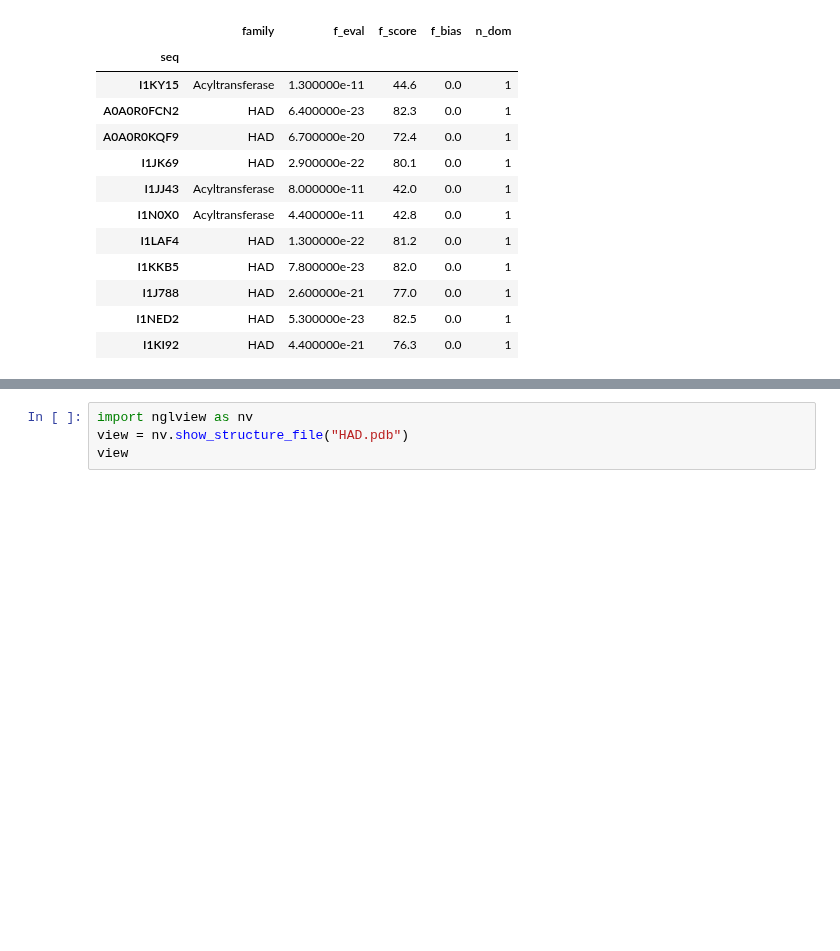
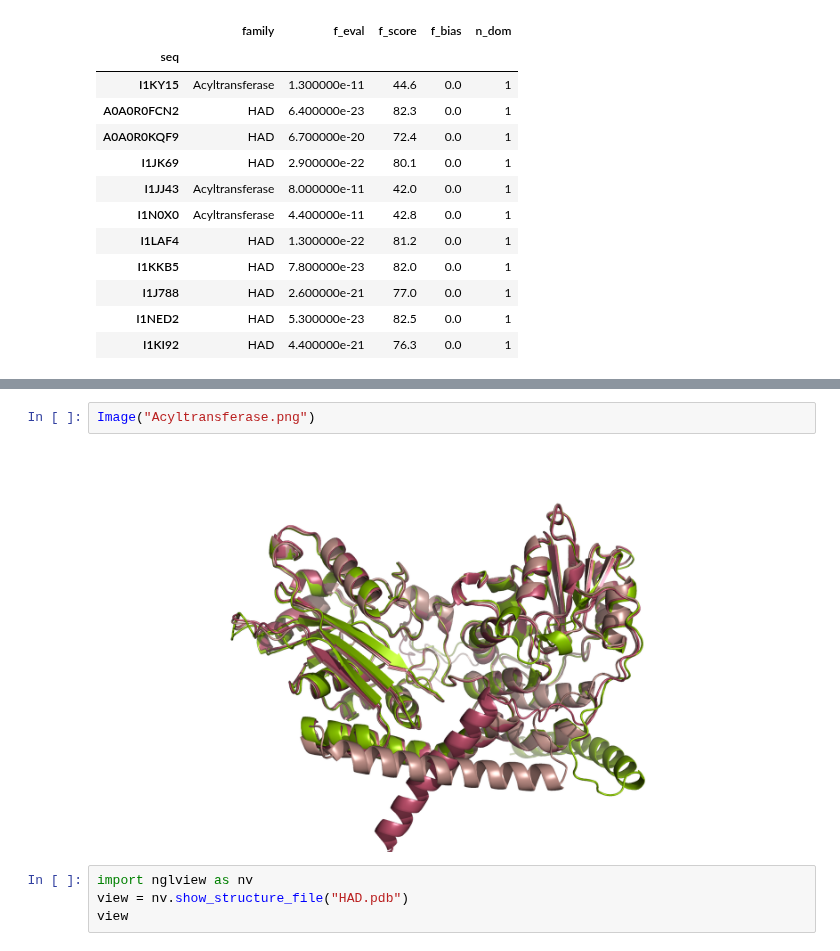
Before and after one commit to algbio/alignment-safety, a Jupyter notebook: pipeline/analysis/domains.ipynb, the cells around one changed output, grey strips where cells are left out. Saved outputs shown, nothing was run; the diff lists cells and outputs as text; blank space fills up the shorter version.

```diff
--- a/pipeline/analysis/domains.ipynb
+++ b/pipeline/analysis/domains.ipynb
@@ -181,3 +187,7 @@ cmd.save("Acyltransferase.pdb")
+# %%
+Image("Acyltransferase.png")
+# %% [output]
+[figure, added]
 # %%
 import nglview as nv
 view = nv.show_structure_file("HAD.pdb")
```
Also changed, not shown: parts of 2 cells of this notebook, 2 other files.
